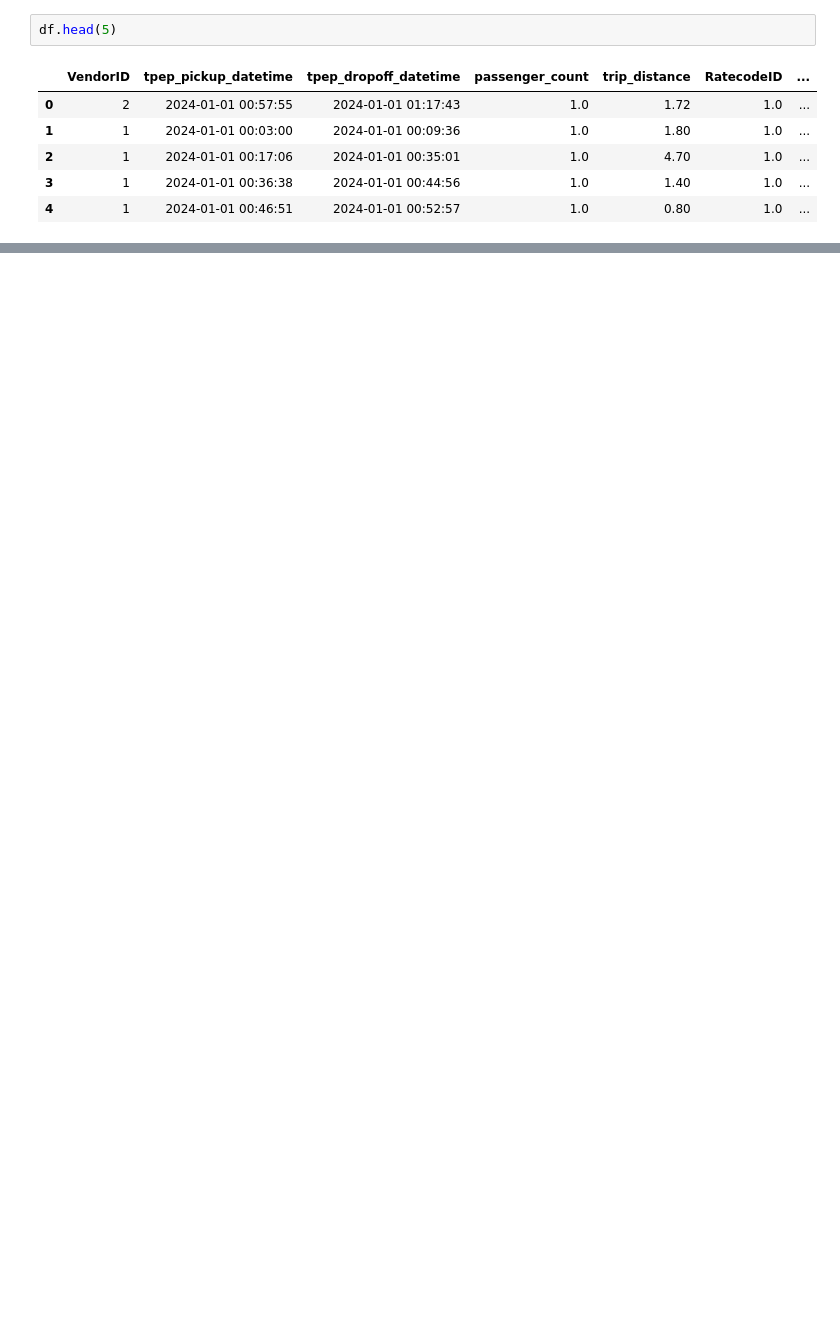
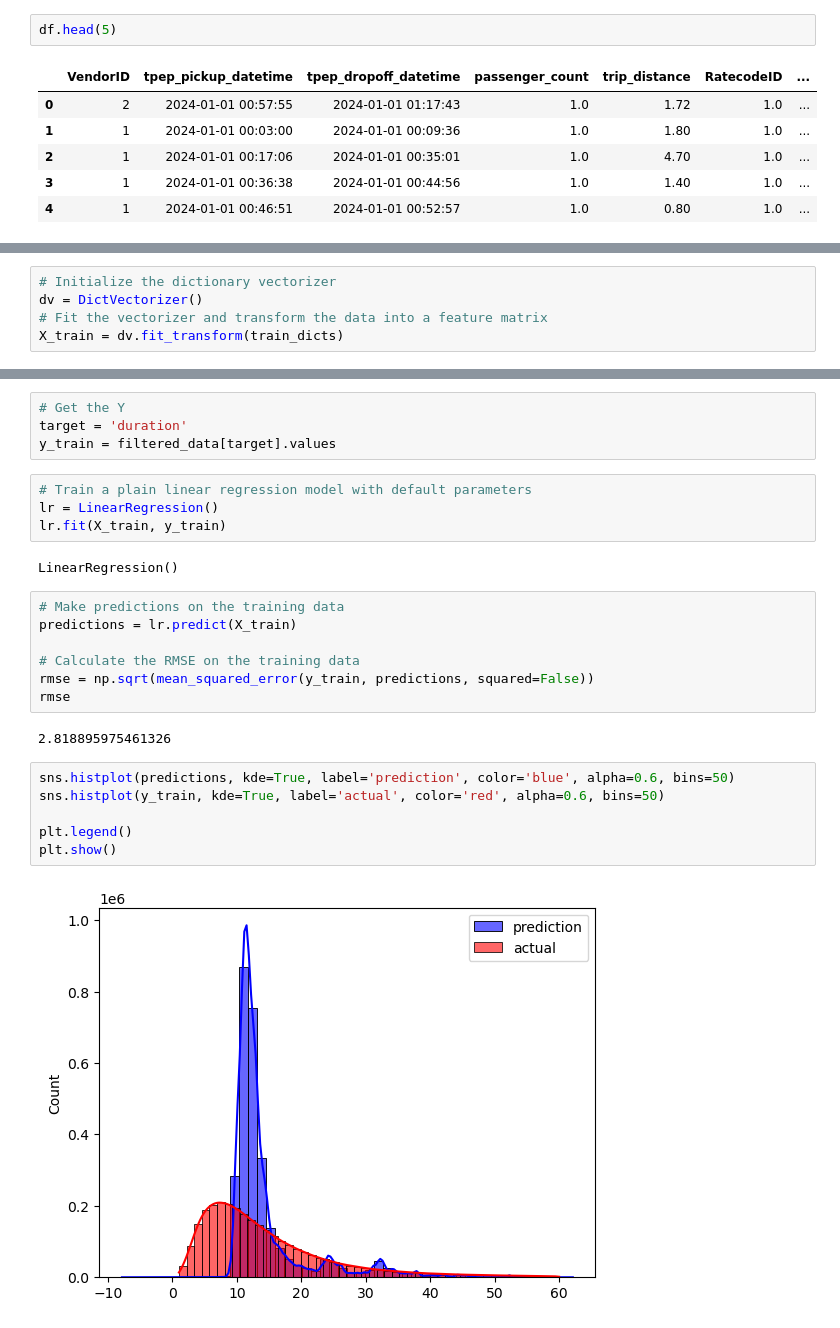
Before and after one commit to xiangivyli/mlops_zoomcamp_learning, a Jupyter notebook: 01-intro/homework.ipynb, the cells around one changed output, grey strips where cells are left out. Saved outputs shown, nothing was run; the diff lists cells and outputs as text; blank space fills up the shorter version.

```diff
--- a/01-intro/homework.ipynb
+++ b/01-intro/homework.ipynb
@@ -19,0 +124,5 @@ import sklearn
+# %%
+# Initialize the dictionary vectorizer
+dv = DictVectorizer()
+# Fit the vectorizer and transform the data into a feature matrix
+X_train = dv.fit_transform(train_dicts)
@@ -19,0 +169,27 @@ import sklearn
+# %%
+# Get the Y
+target = 'duration'
+y_train = filtered_data[target].values
+# %%
+# Train a plain linear regression model with default parameters
+lr = LinearRegression()
+lr.fit(X_train, y_train)
+# %% [output]
+LinearRegression()
+# %%
+# Make predictions on the training data
+predictions = lr.predict(X_train)
+
+# Calculate the RMSE on the training data
+rmse = np.sqrt(mean_squared_error(y_train, predictions, squared=False))
+rmse
+# %% [output]
+2.818895975461326
+# %%
+sns.histplot(predictions, kde=True, label='prediction', color='blue', alpha=0.6, bins=50)
+sns.histplot(y_train, kde=True, label='actual', color='red', alpha=0.6, bins=50)
+
+plt.legend()
+plt.show()
+# %% [output]
+[figure, added]
```
Also changed, not shown: parts of 40 cells of this notebook.
